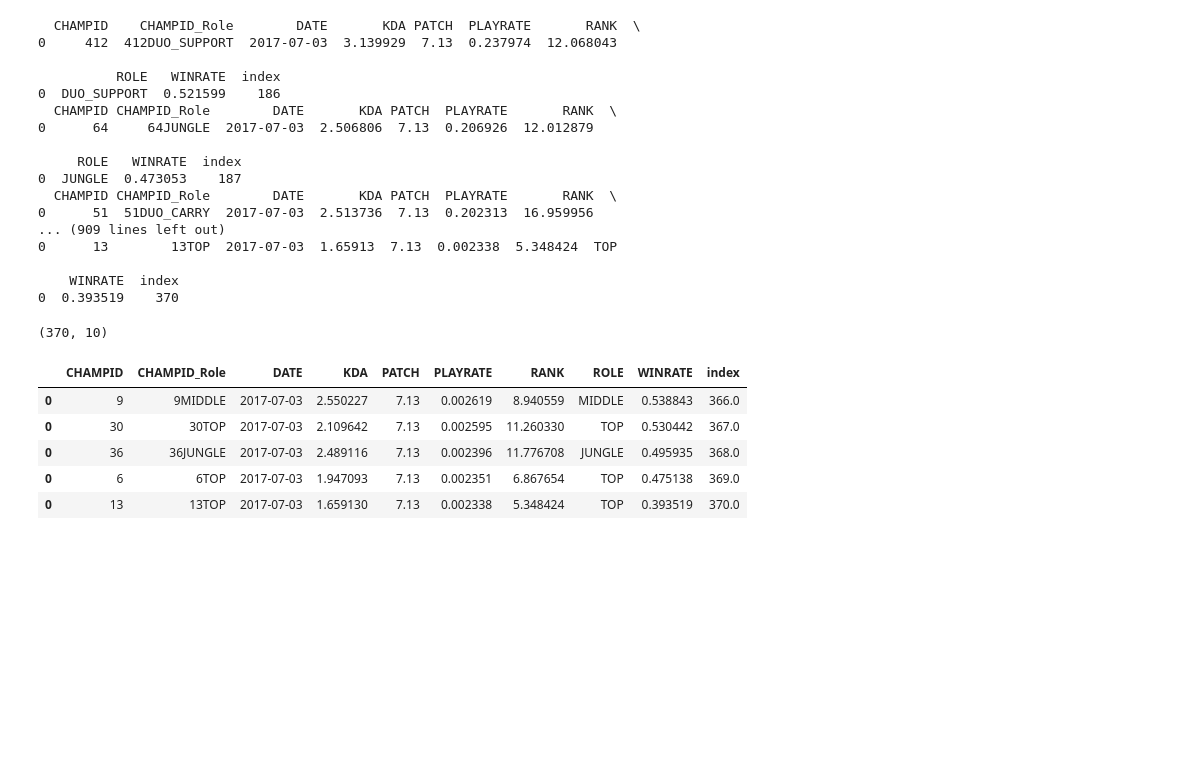
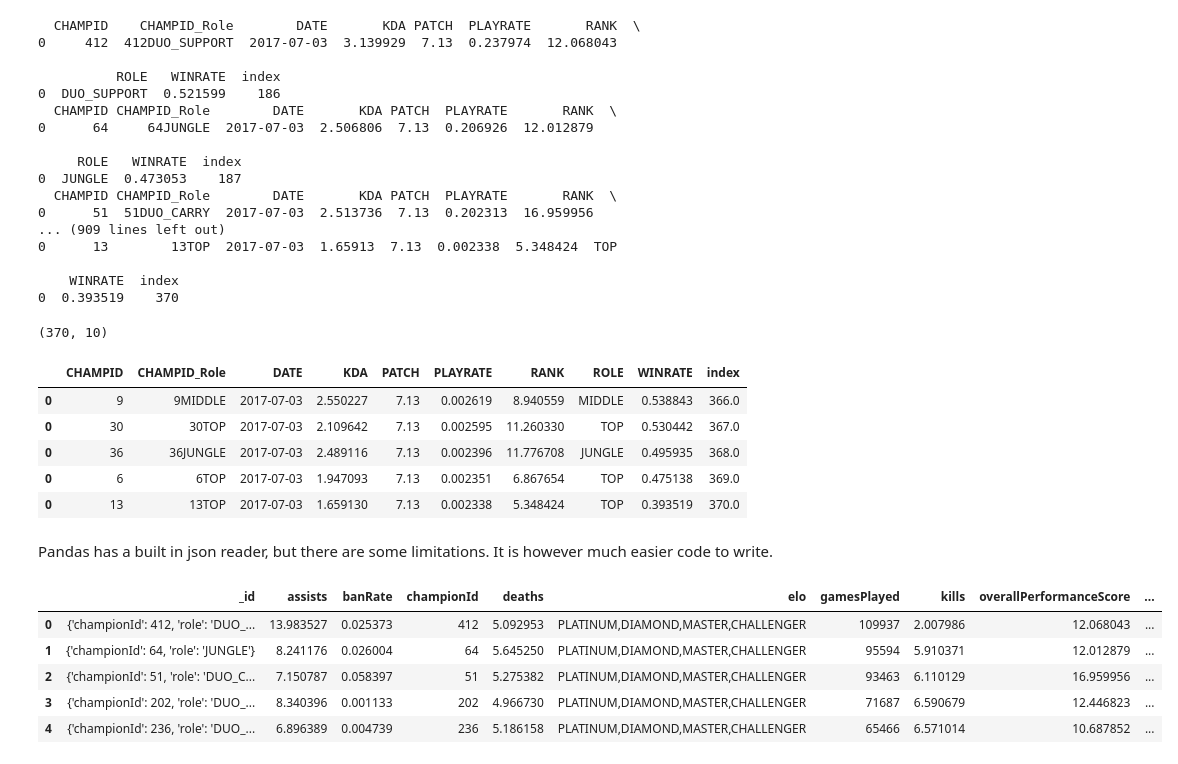
Before and after one commit to Skenkel/LoLScout, a Jupyter notebook: Champion stat scraper.ipynb, the cells around one changed output. Drawn from its saved outputs; the diff is of its cells as text; code cells hidden in the pictures; blank space fills up the shorter version.

Commit message:
test with pandas buil-int json parser

```diff
--- a/Champion stat scraper.ipynb
+++ b/Champion stat scraper.ipynb
@@ -279,3 +279,16 @@ champdf.tail()
 | 0 | 36 | 36JUNGLE | 2017-07-03 | 2.489116 | 7.13 | 0.002396 | 11.776708 | JUNGLE | 0.495935 | 368.0 |
 | 0 | 6 | 6TOP | 2017-07-03 | 1.947093 | 7.13 | 0.002351 | 6.867654 | TOP | 0.475138 | 369.0 |
 | 0 | 13 | 13TOP | 2017-07-03 | 1.659130 | 7.13 | 0.002338 | 5.348424 | TOP | 0.393519 | 370.0 |
+# %% [markdown]
+Pandas has a built in json reader, but there are some limitations. It is however much easier code to write.
+# %%
+jsonpd = pd.read_json(apicall)
+# %%
+jsonpd.head()
+# %% [output]
+|  | _id | assists | banRate | championId | deaths | elo | gamesPlayed | kills | overallPerformanceScore | ... |
+| 0 | {'championId': 412, 'role': 'DUO_... | 13.983527 | 0.025373 | 412 | 5.092953 | PLATINUM,DIAMOND,MASTER,CHALLENGER | 109937 | 2.007986 | 12.068043 | ... |
+| 1 | {'championId': 64, 'role': 'JUNGLE'} | 8.241176 | 0.026004 | 64 | 5.645250 | PLATINUM,DIAMOND,MASTER,CHALLENGER | 95594 | 5.910371 | 12.012879 | ... |
+| 2 | {'championId': 51, 'role': 'DUO_C... | 7.150787 | 0.058397 | 51 | 5.275382 | PLATINUM,DIAMOND,MASTER,CHALLENGER | 93463 | 6.110129 | 16.959956 | ... |
+| 3 | {'championId': 202, 'role': 'DUO_... | 8.340396 | 0.001133 | 202 | 4.966730 | PLATINUM,DIAMOND,MASTER,CHALLENGER | 71687 | 6.590679 | 12.446823 | ... |
+| 4 | {'championId': 236, 'role': 'DUO_... | 6.896389 | 0.004739 | 236 | 5.186158 | PLATINUM,DIAMOND,MASTER,CHALLENGER | 65466 | 6.571014 | 10.687852 | ... |
```
Also changed, not shown: parts of 2 cells of this notebook.
